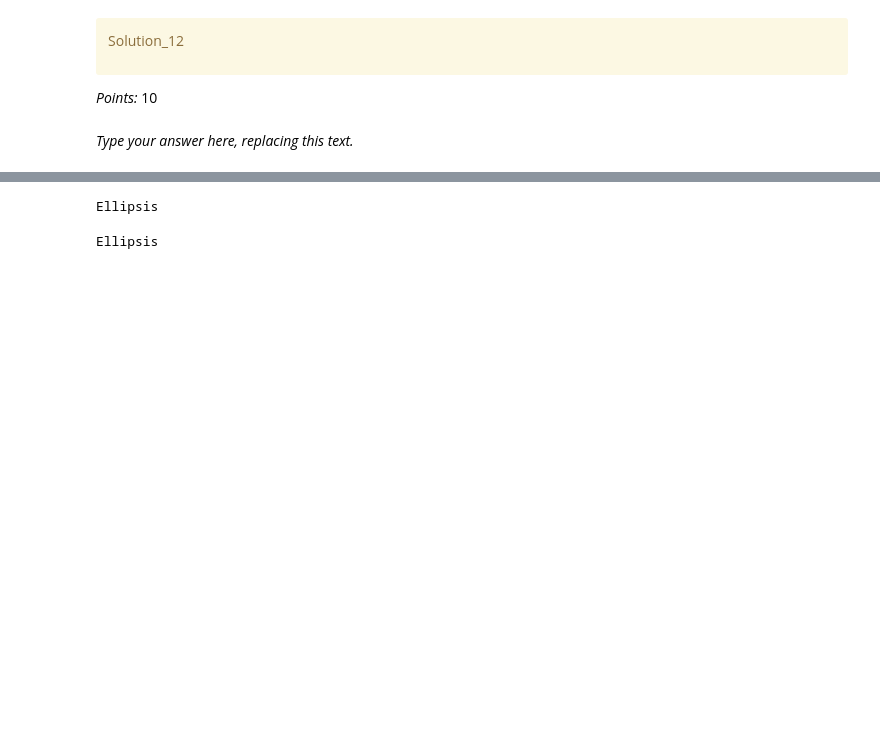
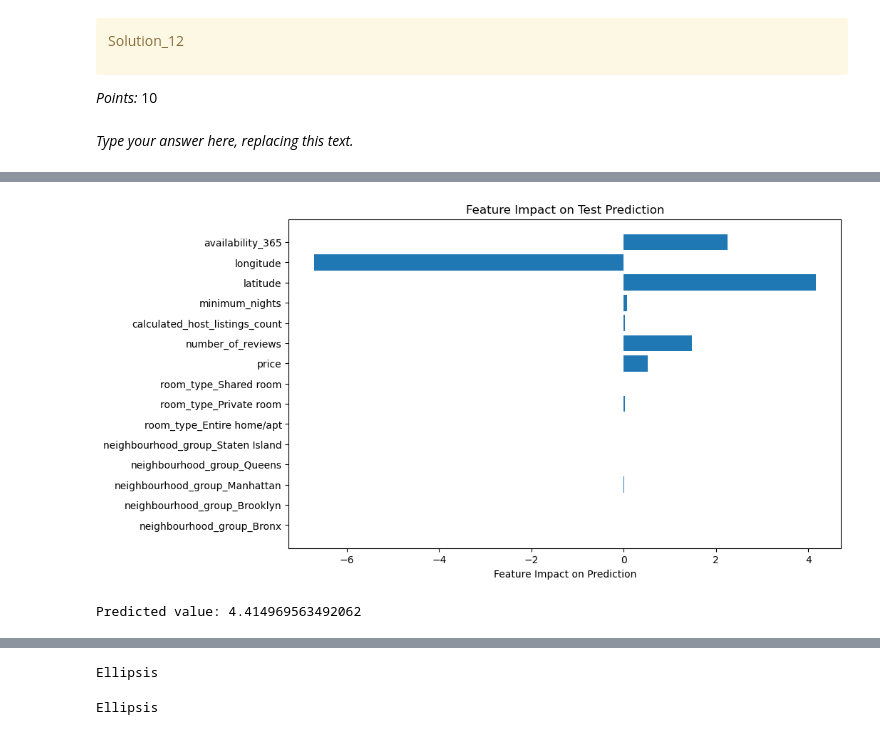
Before and after one commit to alantensor/hw5, a Jupyter notebook: hw5.ipynb, the cells around one changed output, grey strips where cells are left out. Drawn from its saved outputs; the diff is of its cells as text; code cells hidden in the pictures; blank space fills up the shorter version.

```diff
--- a/hw5.ipynb
+++ b/hw5.ipynb
@@ -705,7 +783,7 @@ import numpy as np
 
 # List of models to try
 models = {
-    'Random Forest': RandomForestRegressor(),
+    'Random Forest': RandomForestRegressor(random_state=42, n_jobs=-1),
     'SVR': SVR(),
     'KNN': KNeighborsRegressor()
 }
@@ -786,13 +862,13 @@ from sklearn.linear_model import Ridge
 from sklearn.model_selection import cross_val_score
 
 # Initialize the model (Ridge for example)
-model = Ridge()
+model = Ridge(alpha=75.43120063354607)
 
 # Create RFECV object
 selector = RFECV(estimator=model, step=1, cv=5)  # Use 5-fold cross-validation
 
 # Fit RFECV to the data
-selector.fit(transformed_train_df, y_train)
+selector.fit(sampled_train_df, sampled_y_train)
 
 # Get the results
 selected_features = selector.support_
@@ -800,7 +876,7 @@ print(f"Selected Features: {selected_features}")
 print(f"Optimal number of features: {selector.n_features_}")
 
 # Get the cross-validation score after feature selection
-rfecv_score = cross_val_score(model, transformed_train_df.iloc[:, selected_features], y_train, cv=5)
+rfecv_score = cross_val_score(model, sampled_train_df.iloc[:, selected_features], sampled_y_train, cv=5)
 print(f"Mean R² score after RFECV: {rfecv_score.mean():.4f}, Std. Dev: {rfecv_score.std():.4f}")
 # %% [output]
 Selected Features: [ True  True  True  True  True  True  True  True  True  True  True  True
@@ -857,7 +962,7 @@ rf_model = models['Random Forest']
 
 # Initialize GridSearchCV with Random Forest
 grid_search_rf = GridSearchCV(estimator=rf_model, param_grid=param_grid_rf,
-                              cv=5, n_jobs=-1, scoring='r2', verbose=2)
+                              cv=5, n_jobs=-1, scoring='r2')
 
 # Fit the model to the sampled data
 grid_search_rf.fit(sampled_train_df, sampled_y_train)
@@ -978,0 +1059,8 @@ Ellipsis
+# %%
+best_params = {'max_depth': 10, 'max_features': 'sqrt', 'min_samples_leaf': 1, 'min_samples_split': 5, 'n_estimators': 100}
+
+# Initialize the model with the optimal hyperparameters
+rf_model = RandomForestRegressor(**best_params)
+
+# Fit the model
+rf_model.fit(sampled_train_df, sampled_y_train)
@@ -1025,0 +1150,32 @@ Ellipsis
+# %%
+import matplotlib.pyplot as plt
+import numpy as np
+
+# Get feature importance from the model
+feature_importance = rf_model.feature_importances_
+
+# Select a test sample (e.g., the first test sample)
+test_sample = transformed_test_df.iloc[0]  # Pick the first test sample
+
+# Get the model's prediction for this test sample
+# Ensure you pass a DataFrame (with the correct column names) to avoid the warning
+test_sample_reshaped = test_sample.values.reshape(1, -1)
+predicted_value = rf_model.predict(test_sample_reshaped)[0]
+
+# Calculate the impact of each feature on the prediction
+# We use the feature importance to weight the feature values
+feature_impact = feature_importance * test_sample
+
+# Plot the feature impact
+plt.figure(figsize=(10, 6))
+plt.barh(np.arange(len(feature_impact)), feature_impact, align='center')
+plt.yticks(np.arange(len(feature_impact)), transformed_test_df.columns)
+plt.xlabel('Feature Impact on Prediction')
+plt.title('Feature Impact on Test Prediction')
+plt.show()
+
+# Print the prediction and the actual value (if available)
+print(f"Predicted value: {predicted_value}")
+# %% [output]
+[figure, added]
+Predicted value: 4.414969563492062
```
Also changed, not shown: parts of 59 cells of this notebook, 1 other file.
